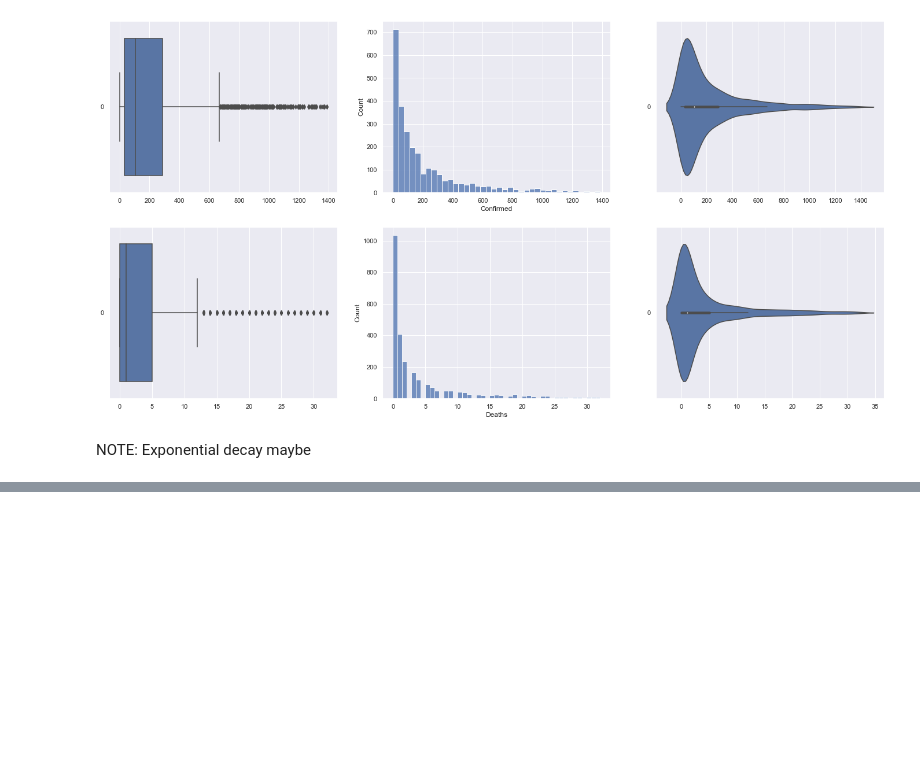
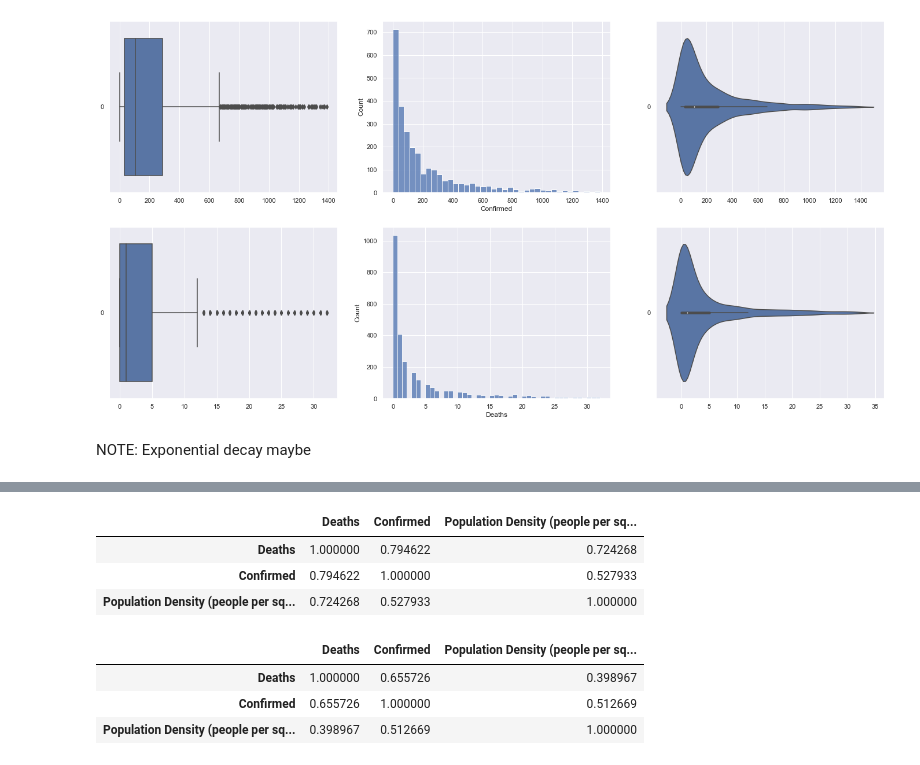
Before and after one commit to FreedomXV/SC1015-Mini-Project, a Jupyter notebook: US County_Exploratory Data Analysis.ipynb, the cells around one changed output, grey strips where cells are left out. Saved outputs shown, nothing was run; the diff lists cells and outputs as text; code cells hidden in the pictures; blank space fills up the shorter version.

```diff
--- a/US County_Exploratory Data Analysis.ipynb
+++ b/US County_Exploratory Data Analysis.ipynb
@@ -96,0 +97,16 @@ sb.jointplot(data = usa_covid_wooutliers, x = "Deaths", y = "Population Density
+# %%
+usa_covid1 = usa_covid[['Deaths', 'Confirmed', 'Population Density (people per square kilometer)']]
+usa_covid1.corr()
+# %% [output]
+|  | Deaths | Confirmed | Population Density (people per sq... |
+| Deaths | 1.000000 | 0.794622 | 0.724268 |
+| Confirmed | 0.794622 | 1.000000 | 0.527933 |
+| Population Density (people per sq... | 0.724268 | 0.527933 | 1.000000 |
+# %%
+usa_covid_wooutliers1 = usa_covid_wooutliers[['Deaths', 'Confirmed', 'Population Density (people per square kilometer)']]
+usa_covid_wooutliers1.corr()
+# %% [output]
+|  | Deaths | Confirmed | Population Density (people per sq... |
+| Deaths | 1.000000 | 0.655726 | 0.398967 |
+| Confirmed | 0.655726 | 1.000000 | 0.512669 |
+| Population Density (people per sq... | 0.398967 | 0.512669 | 1.000000 |
```
Also changed, not shown: parts of 6 cells of this notebook.
